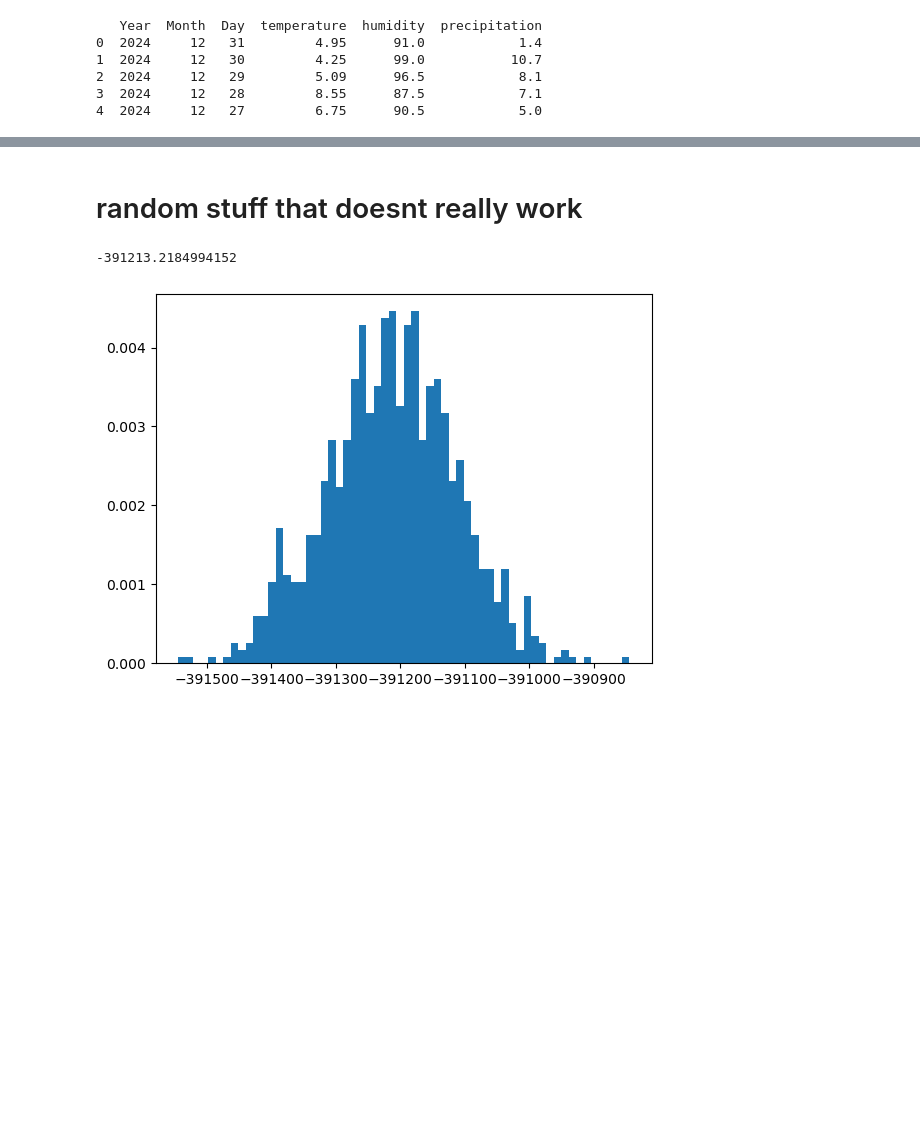
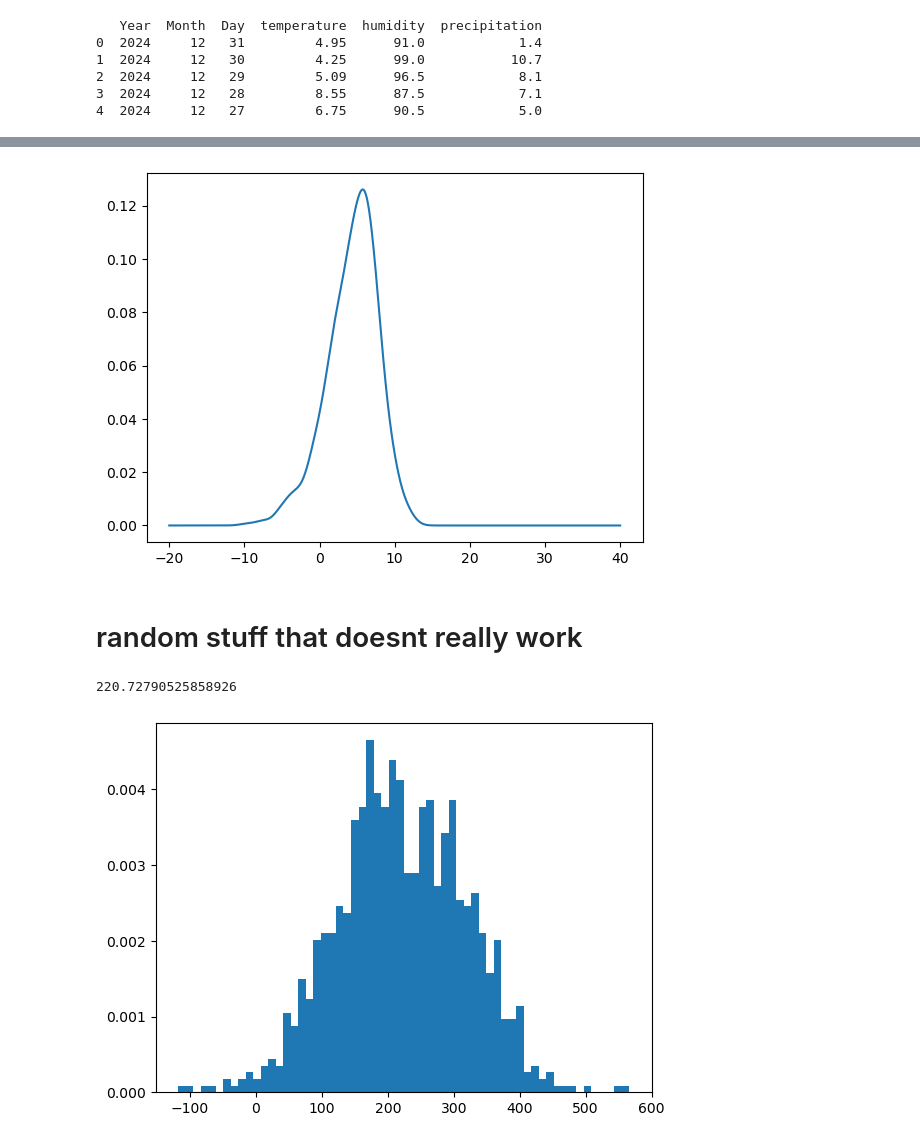
Before and after one commit to eric-y33/Math360-MAGC2, a Jupyter notebook: rowanStuff.ipynb, the cells around one changed output, grey strips where cells are left out. Drawn from its saved outputs; the diff is of its cells as text; code cells hidden in the pictures; blank space fills up the shorter version.

Commit message:
Month PDF idea in code

```diff
--- a/rowanStuff.ipynb
+++ b/rowanStuff.ipynb
@@ -127,0 +132,5 @@ print(weather.head())
+# %%
+listOfMonthData = []
+for i in range(1,13):
+    listOfMonthData.append(weather.loc[weather['Month']==i])
+print(listOfMonthData[0])
@@ -128,3 +152,10 @@ print(weather.head())
+# %%
+jan_temp_pdf = stats.gaussian_kde(listOfMonthData[0]['temperature'])
+x = np.linspace(-20,40,1000)
+plt.plot(x,jan_temp_pdf(x))
+plt.show()
+# %% [output]
+[figure, added]
 # %% [markdown]
 # random stuff that doesnt really work
 # %%
@@ -143,8 +174,8 @@ print(C_average)
 plt.hist(C_s,bins=60,density=True)
 plt.show()
 # %% [output]
--391213.2184994152
+220.72790525858926
-[figure, old version]
+[figure, new version]
 # %%
 ### Monte carlos
 # add noise to just b, a = 10 start
```
Also changed, not shown: parts of 5 cells of this notebook.
